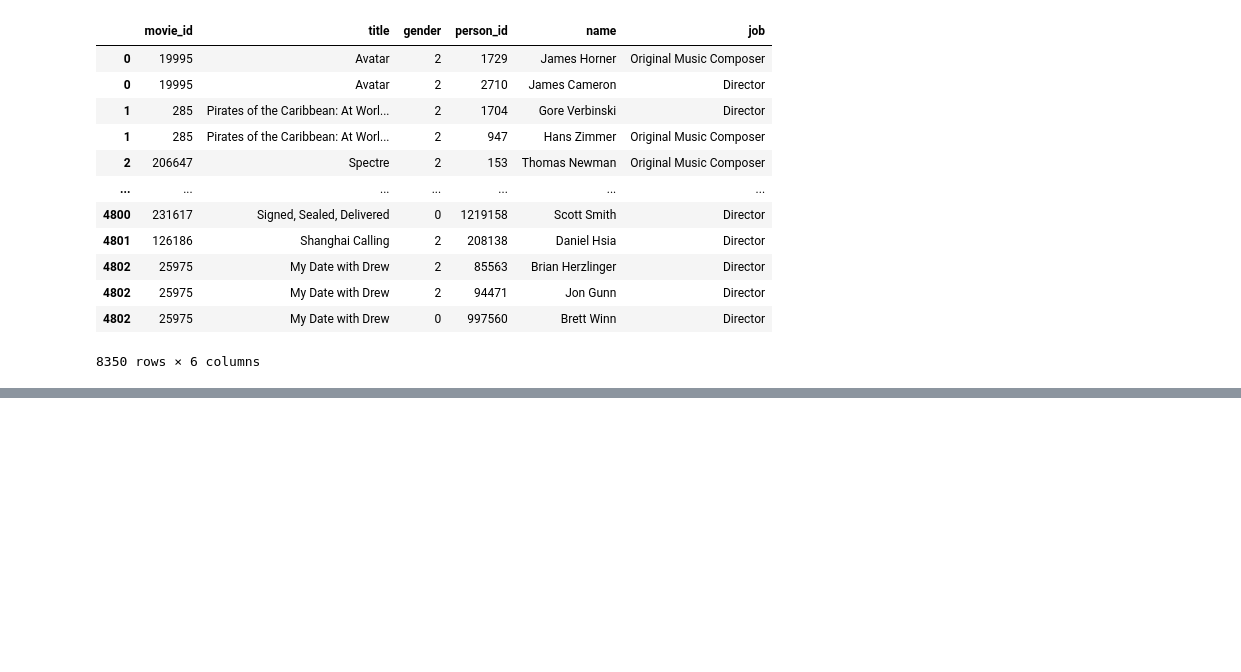
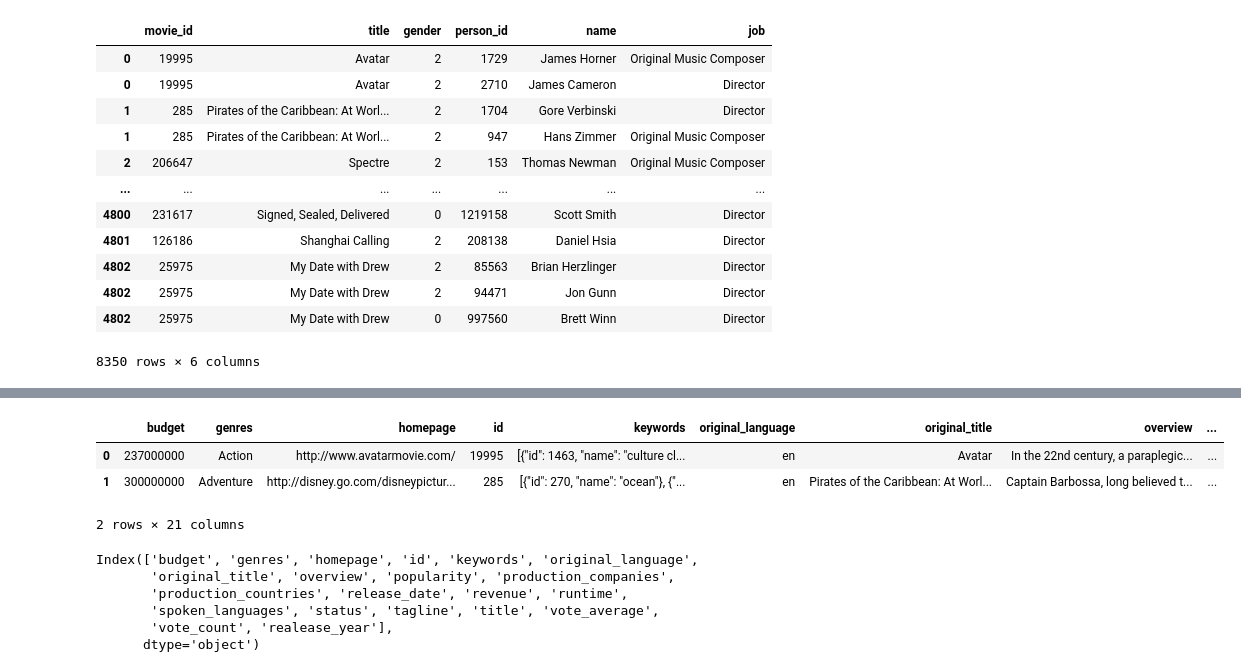
Before and after one commit to com-480-data-visualization/com-480-project-vizzybussy, a Jupyter notebook: Bubble analysis.ipynb, the cells around one changed output, grey strips where cells are left out. Drawn from its saved outputs; the diff is of its cells as text; code cells hidden in the pictures; blank space fills up the shorter version.

```diff
--- a/Bubble analysis.ipynb
+++ b/Bubble analysis.ipynb
@@ -332,6 +313,20 @@ px.scatter(df.query('genres=="Action"'), x="revenue", y="popularity", animation_
 # %% [output]
 [interactive output not drawn]
 # %%
-df.head()
+df.head(2)
+# %% [output]
+|  | budget | genres | homepage | id | keywords | original_language | original_title | overview | ... |
+| 0 | 237000000 | Action | http://www.avatarmovie.com/ | 19995 | [{"id": 1463, "name": "culture cl... | en | Avatar | In the 22nd century, a paraplegic... | ... |
+| 1 | 300000000 | Adventure | http://disney.go.com/disneypictur... | 285 | [{"id": 270, "name": "ocean"}, {"... | en | Pirates of the Caribbean: At Worl... | Captain Barbossa, long believed t... | ... |
+2 rows × 21 columns
+# %%
+df.columns
+# %% [output]
+Index(['budget', 'genres', 'homepage', 'id', 'keywords', 'original_language',
+       'original_title', 'overview', 'popularity', 'production_companies',
+       'production_countries', 'release_date', 'revenue', 'runtime',
+       'spoken_languages', 'status', 'tagline', 'title', 'vote_average',
+       'vote_count', 'realease_year'],
+      dtype='object')
 # %%
 df[['revenue','popularity', 'budget', 'original_title', 'genres', 'realease_year']].to_csv("./jeremy/bubbleData.csv")
```
Also changed, not shown: parts of 11 cells of this notebook, 2 other files.
